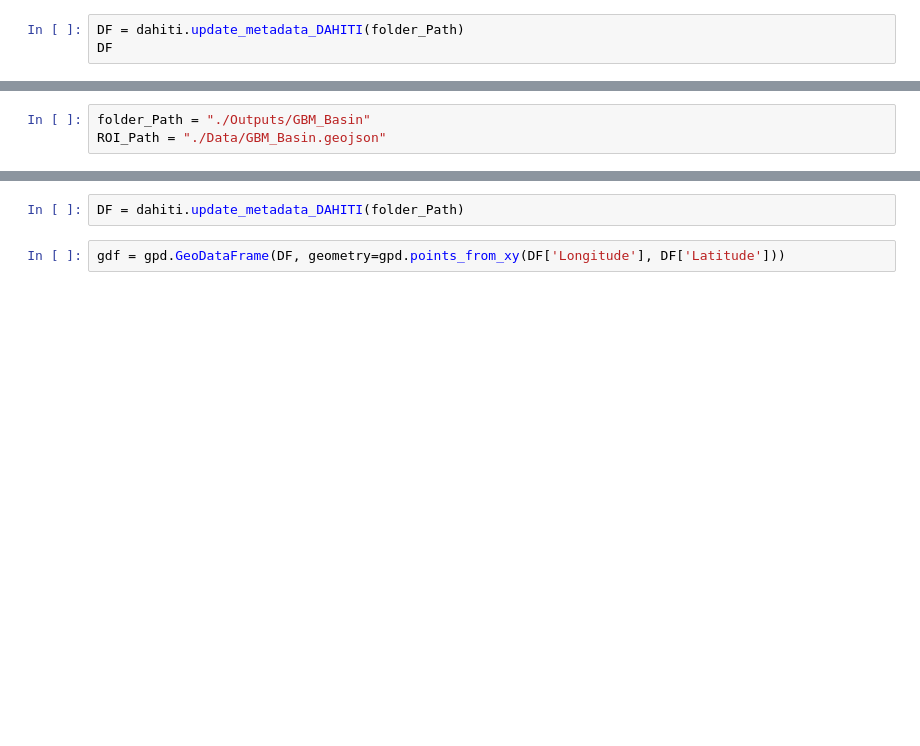
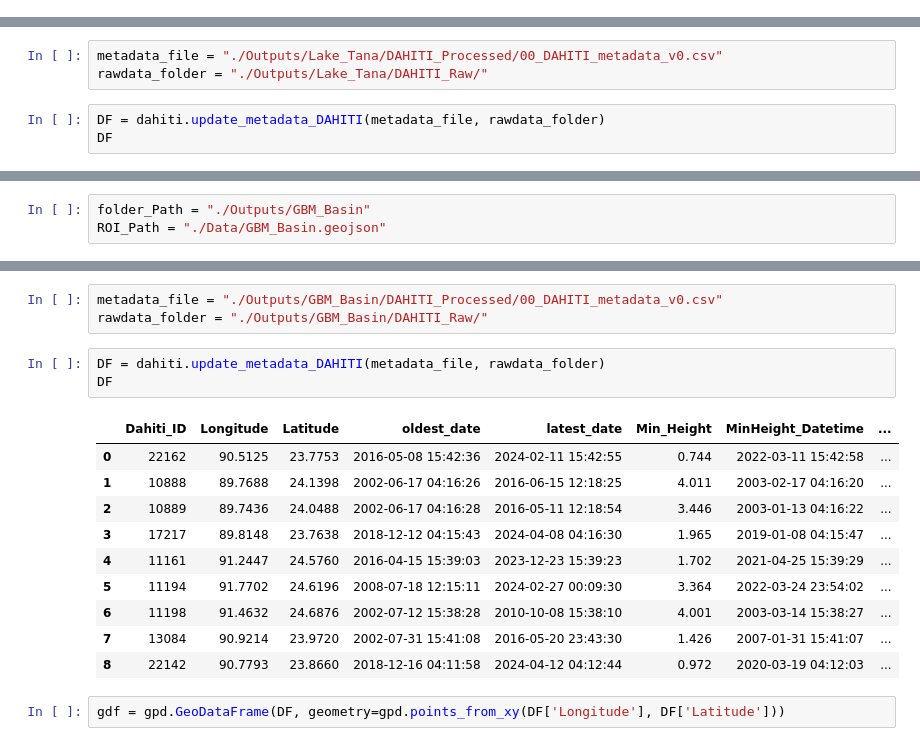
Before and after one commit to ITC-Water-Resources/pyaltim, a Jupyter notebook: Example_Notebooks/Script_DAHITI_io.ipynb, the cells around one changed output, grey strips where cells are left out. Saved outputs shown, nothing was run; the diff lists cells and outputs as text; blank space fills up the shorter version.

Commit message:
Updated the update_metadata_DAHITI function. File dir was hard coded. Solved that issue.

```diff
--- a/Example_Notebooks/Script_DAHITI_io.ipynb
+++ b/Example_Notebooks/Script_DAHITI_io.ipynb
@@ -23,6 +22,3 @@ Downloading... 110 -> b'Tana, Lake' ( /home/jovyan/Temporary Projects/XX_Thesis_
 | 0 | 110 | 37.3 | 11.95 |
 # %% [markdown]
 **update_metadata_DAHITI** function takes one argument as input which is *the folder directory* which was used earlier to download DAHITI station records. Using those downloaded files, this function creates a metadata file which portray an overall observation of the downloaded data. The metadata csv includes data about virtual stations latitude, longitude, min - max data records and its associate datatime.
-# %%
-DF = dahiti.update_metadata_DAHITI(folder_Path)
-DF
@@ -31,0 +25,6 @@ DF
+# %%
+metadata_file = "./Outputs/Lake_Tana/DAHITI_Processed/00_DAHITI_metadata_v0.csv"
+rawdata_folder = "./Outputs/Lake_Tana/DAHITI_Raw/"
+# %%
+DF = dahiti.update_metadata_DAHITI(metadata_file, rawdata_folder)
+DF
@@ -71,8 +73,23 @@ Downloading... 22142 -> b'Meghna, River' ( /home/jovyan/Temporary Projects/XX_Th
 | 6 | 11198 | 91.4632 | 24.6876 |
 | 7 | 13084 | 90.9214 | 23.9720 |
 | 8 | 22142 | 90.7793 | 23.8660 |
+# %%
+metadata_file = "./Outputs/GBM_Basin/DAHITI_Processed/00_DAHITI_metadata_v0.csv"
+rawdata_folder = "./Outputs/GBM_Basin/DAHITI_Raw/"
 # %%
-DF = dahiti.update_metadata_DAHITI(folder_Path)
+DF = dahiti.update_metadata_DAHITI(metadata_file, rawdata_folder)
+DF
+# %% [output]
+|  | Dahiti_ID | Longitude | Latitude | oldest_date | latest_date | Min_Height | MinHeight_Datetime | ... |
+| 0 | 22162 | 90.5125 | 23.7753 | 2016-05-08 15:42:36 | 2024-02-11 15:42:55 | 0.744 | 2022-03-11 15:42:58 | ... |
+| 1 | 10888 | 89.7688 | 24.1398 | 2002-06-17 04:16:26 | 2016-06-15 12:18:25 | 4.011 | 2003-02-17 04:16:20 | ... |
+| 2 | 10889 | 89.7436 | 24.0488 | 2002-06-17 04:16:28 | 2016-05-11 12:18:54 | 3.446 | 2003-01-13 04:16:22 | ... |
+| 3 | 17217 | 89.8148 | 23.7638 | 2018-12-12 04:15:43 | 2024-04-08 04:16:30 | 1.965 | 2019-01-08 04:15:47 | ... |
+| 4 | 11161 | 91.2447 | 24.5760 | 2016-04-15 15:39:03 | 2023-12-23 15:39:23 | 1.702 | 2021-04-25 15:39:29 | ... |
+| 5 | 11194 | 91.7702 | 24.6196 | 2008-07-18 12:15:11 | 2024-02-27 00:09:30 | 3.364 | 2022-03-24 23:54:02 | ... |
+| 6 | 11198 | 91.4632 | 24.6876 | 2002-07-12 15:38:28 | 2010-10-08 15:38:10 | 4.001 | 2003-03-14 15:38:27 | ... |
+| 7 | 13084 | 90.9214 | 23.9720 | 2002-07-31 15:41:08 | 2016-05-20 23:43:30 | 1.426 | 2007-01-31 15:41:07 | ... |
+| 8 | 22142 | 90.7793 | 23.8660 | 2018-12-16 04:11:58 | 2024-04-12 04:12:44 | 0.972 | 2020-03-19 04:12:03 | ... |
 # %%
 gdf = gpd.GeoDataFrame(DF, geometry=gpd.points_from_xy(DF['Longitude'], DF['Latitude']))
 # %%
```
Also changed, not shown: parts of 5 cells of this notebook, 3 other files.
